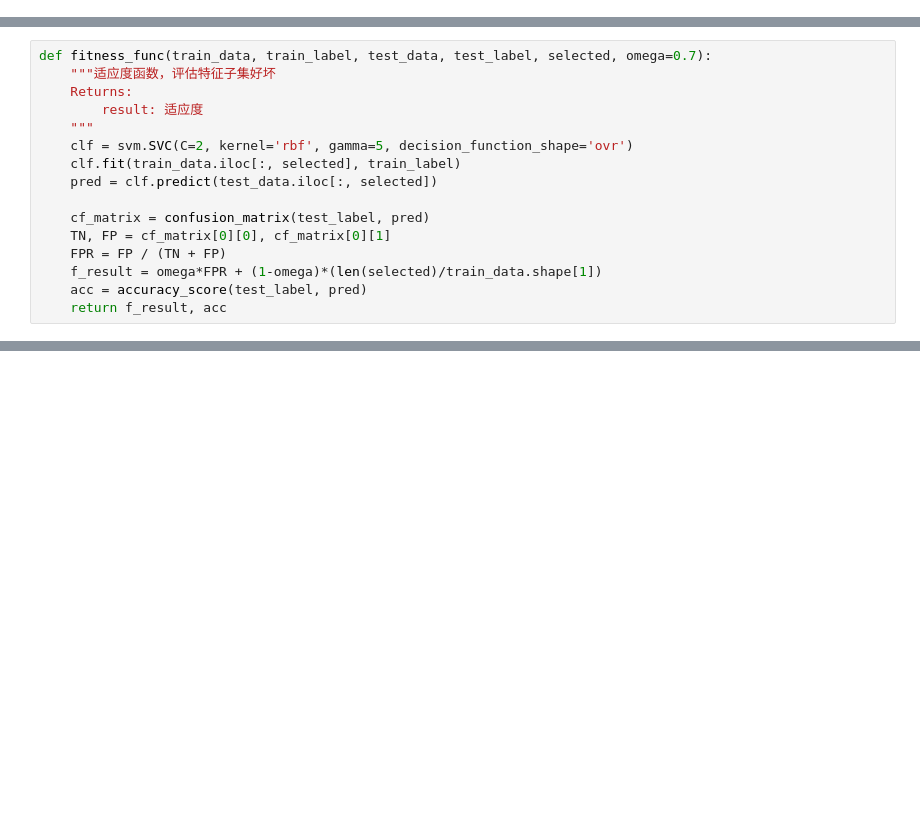
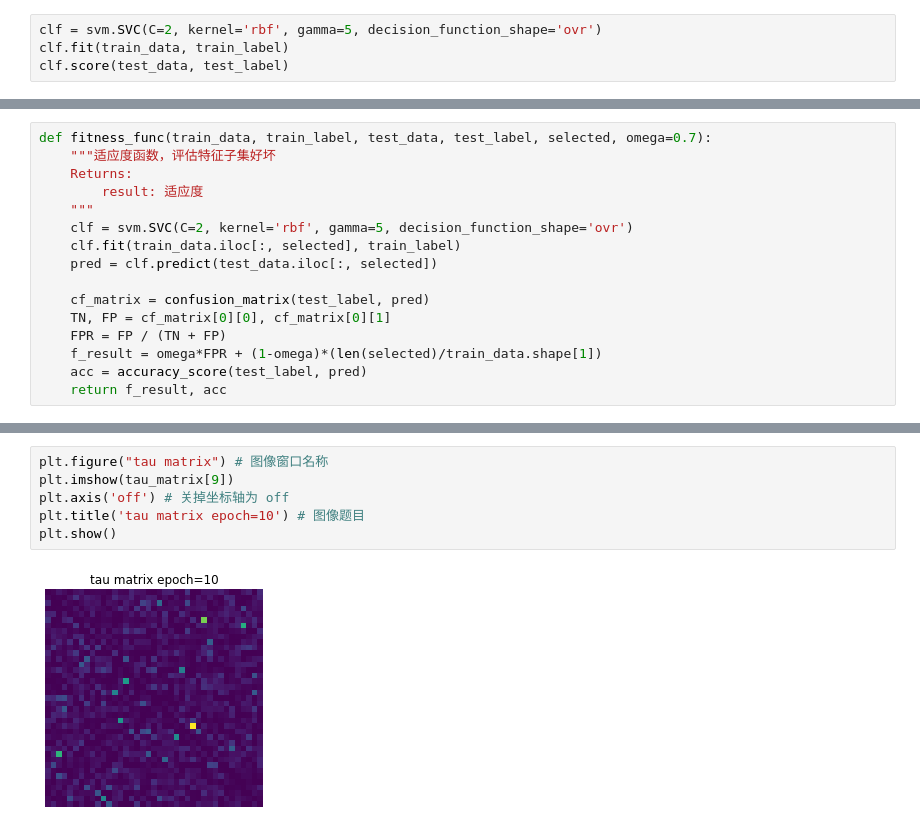
Before and after one commit to lemonblock98/ant-colony-for-fs, a Jupyter notebook: faco_jupyter.ipynb, the cells around one changed output, grey strips where cells are left out. Cells and saved outputs as stored; diff of their text form; blank space fills up the shorter version.

```diff
--- a/faco_jupyter.ipynb
+++ b/faco_jupyter.ipynb
@@ -13,3 +13,7 @@ csv_data = pd.read_csv(csv_path)
 total_data, total_label = csv_data.iloc[:, :-1], csv_data.iloc[:, -1]
 total_label = [{'N':0, 'Y':1}[i] for i in total_label]
 train_data, test_data, train_label, test_label = train_test_split(total_data, total_label, test_size=0.2)
+# %%
+clf = svm.SVC(C=2, kernel='rbf', gamma=5, decision_function_shape='ovr')
+clf.fit(train_data, train_label)
+clf.score(test_data, test_label)
@@ -62,0 +385,8 @@ def fitness_func(train_data, train_label, test_data, test_label, selected, omega
+# %%
+plt.figure("tau matrix") # 图像窗口名称
+plt.imshow(tau_matrix[9])
+plt.axis('off') # 关掉坐标轴为 off
+plt.title('tau matrix epoch=10') # 图像题目
+plt.show()
+# %% [output]
+[figure, added]
```
Also changed, not shown: parts of 34 cells of this notebook, 2 other files.
